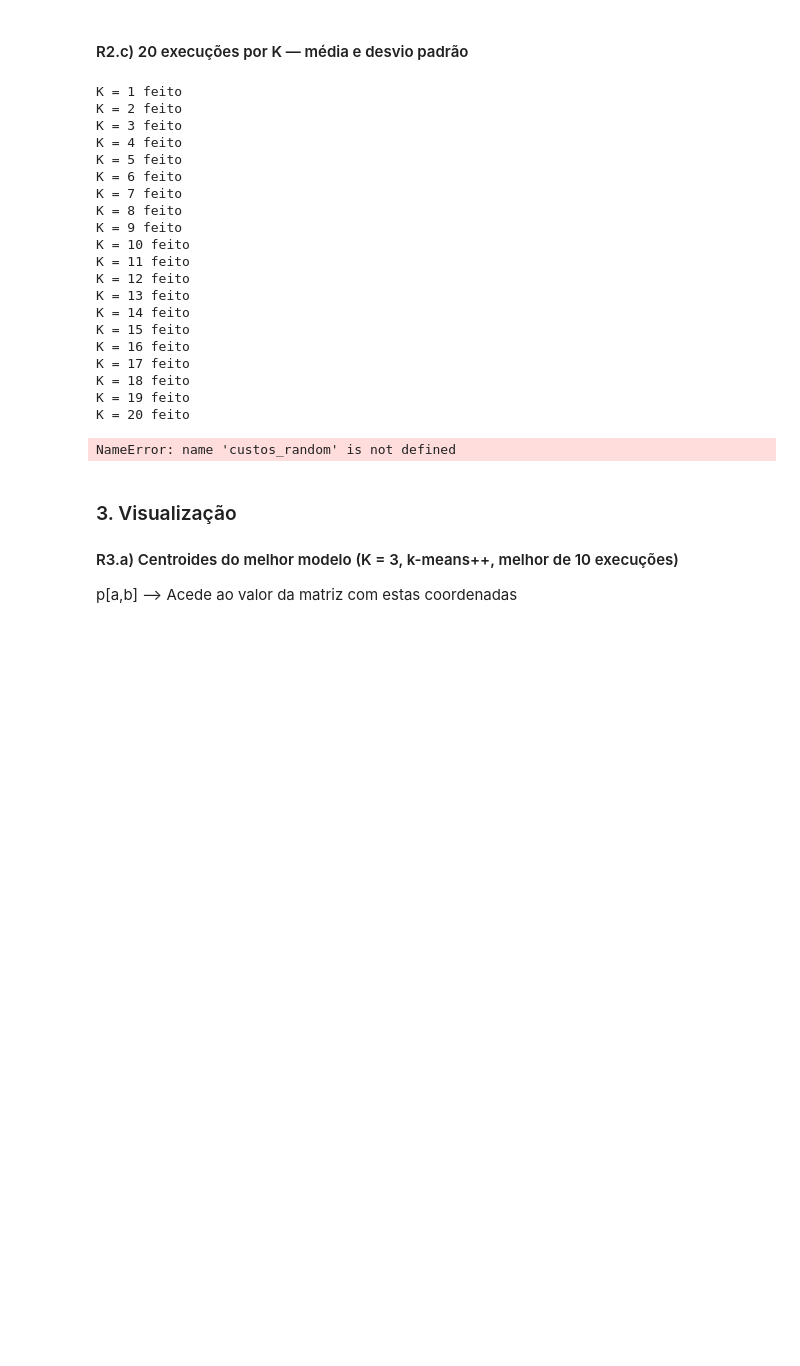
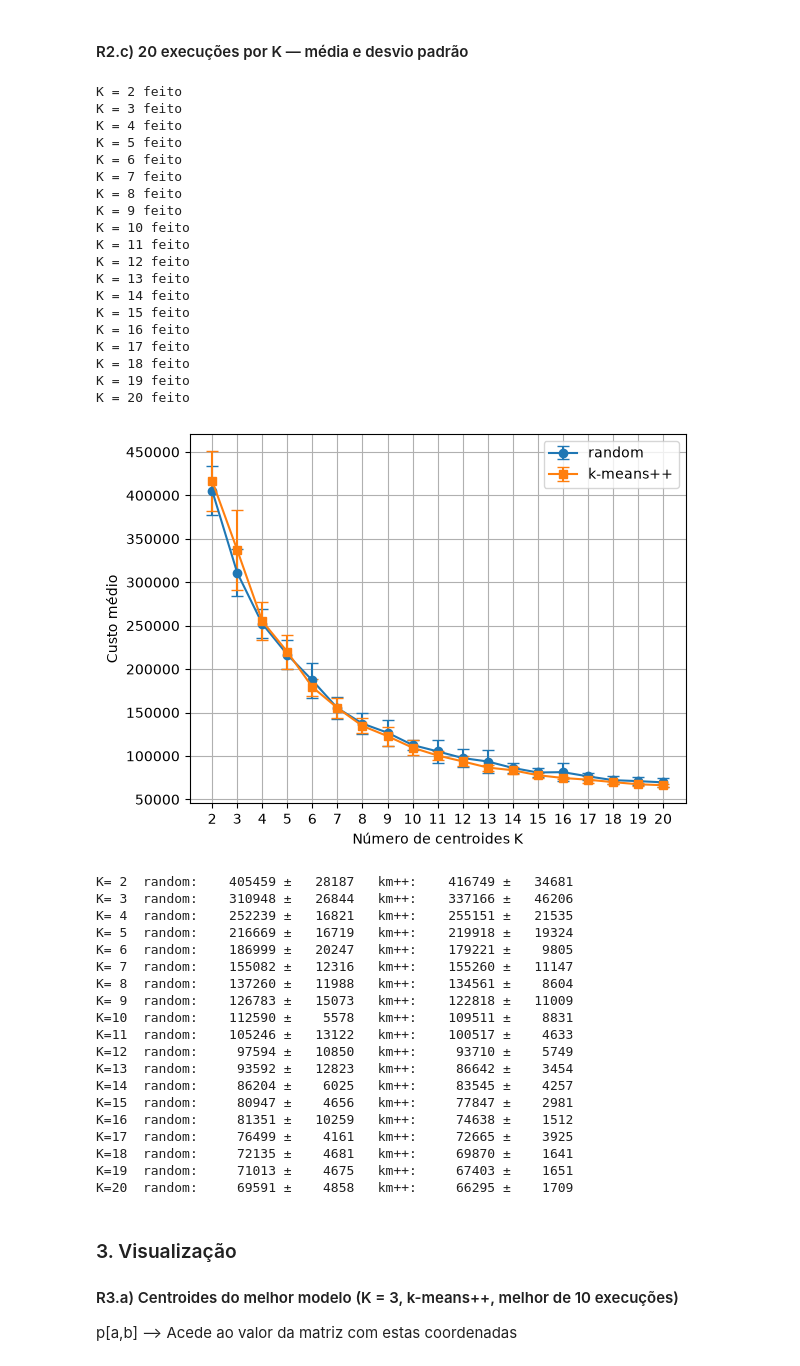
Before and after one commit to Ribz4306/LAB-IAAUT, a Jupyter notebook: lab1_ribeiro.ipynb, the cells around one changed output. Cells and saved outputs as stored; diff of their text form; code cells hidden in the pictures; blank space fills up the shorter version.

```diff
--- a/lab1_ribeiro.ipynb
+++ b/lab1_ribeiro.ipynb
@@ -225,12 +214,13 @@ Variação do declive: [64938.43484514 49124.56808336  5427.13110762 15245.94928
 # %% [markdown]
 #### R2.c) 20 execuções por K — média e desvio padrão
 # %%
+Ks_c = list(range(2, 21))
 n_runs_c = 20
 
-custos_random = np.zeros((len(Ks), n_runs_c))
-custos_pp     = np.zeros((len(Ks), n_runs_c))
+custos_random = np.zeros((len(Ks_c), n_runs_c))
+custos_pp     = np.zeros((len(Ks_c), n_runs_c))
 
-for i, K in enumerate(Ks):
+for i, K in enumerate(Ks_c):
     for r in range(n_runs_c):
         C, s = kmeans(X_norm, K, 0)                   # random
         custos_random[i, r] = kmeans_custo(X_norm, C, s)
@@ -239,7 +229,6 @@ for i, K in enumerate(Ks):
         custos_pp[i, r] = kmeans_custo(X_norm, C, s)
     print(f"K = {K} feito")
 # %% [output]
-K = 1 feito
 K = 2 feito
 K = 3 feito
 K = 4 feito
@@ -262,28 +251,47 @@ K = 20 feito
 # %%
 # Para refazer o gráfico sem voltar a correr tudo:
 # custos_random = np.load('custos_R2c_random.npy')
 # custos_pp     = np.load('custos_R2c_pp.npy')
 
 media_random = np.mean(custos_random, axis=1)
 std_random   = np.std(custos_random, axis=1)
 media_pp     = np.mean(custos_pp, axis=1)
 std_pp       = np.std(custos_pp, axis=1)
 
-plt.errorbar(Ks, media_random, yerr=std_random, fmt='o-', capsize=4, label='random')
-plt.errorbar(Ks, media_pp, yerr=std_pp, fmt='s-', capsize=4, label='k-means++')
+plt.errorbar(Ks_c, media_random, yerr=std_random, fmt='o-', capsize=4, label='random')
+plt.errorbar(Ks_c, media_pp, yerr=std_pp, fmt='s-', capsize=4, label='k-means++')
 plt.xlabel('Número de centroides K')
 plt.ylabel('Custo médio')
-plt.xticks(Ks)
+plt.xticks(Ks_c)
 plt.legend()
 plt.grid(True)
 plt.savefig('R2c.png', dpi=150)
 plt.show()
 
-for i, K in enumerate(Ks):
+for i, K in enumerate(Ks_c):
     print(f"K={K:2d}  random: {media_random[i]:9.0f} ± {std_random[i]:7.0f}   "
           f"km++: {media_pp[i]:9.0f} ± {std_pp[i]:7.0f}")
 # %% [output]
+[figure, added]
-NameError: name 'custos_random' is not defined
+K= 2  random:    405459 ±   28187   km++:    416749 ±   34681
+K= 3  random:    310948 ±   26844   km++:    337166 ±   46206
+K= 4  random:    252239 ±   16821   km++:    255151 ±   21535
+K= 5  random:    216669 ±   16719   km++:    219918 ±   19324
+K= 6  random:    186999 ±   20247   km++:    179221 ±    9805
+K= 7  random:    155082 ±   12316   km++:    155260 ±   11147
+K= 8  random:    137260 ±   11988   km++:    134561 ±    8604
+K= 9  random:    126783 ±   15073   km++:    122818 ±   11009
+K=10  random:    112590 ±    5578   km++:    109511 ±    8831
+K=11  random:    105246 ±   13122   km++:    100517 ±    4633
+K=12  random:     97594 ±   10850   km++:     93710 ±    5749
+K=13  random:     93592 ±   12823   km++:     86642 ±    3454
+K=14  random:     86204 ±    6025   km++:     83545 ±    4257
+K=15  random:     80947 ±    4656   km++:     77847 ±    2981
+K=16  random:     81351 ±   10259   km++:     74638 ±    1512
+K=17  random:     76499 ±    4161   km++:     72665 ±    3925
+K=18  random:     72135 ±    4681   km++:     69870 ±    1641
+K=19  random:     71013 ±    4675   km++:     67403 ±    1651
+K=20  random:     69591 ±    4858   km++:     66295 ±    1709
 # %% [markdown]
 ### 3. Visualização
 
```
Also changed, not shown: parts of 48 cells of this notebook, 6 other files.
